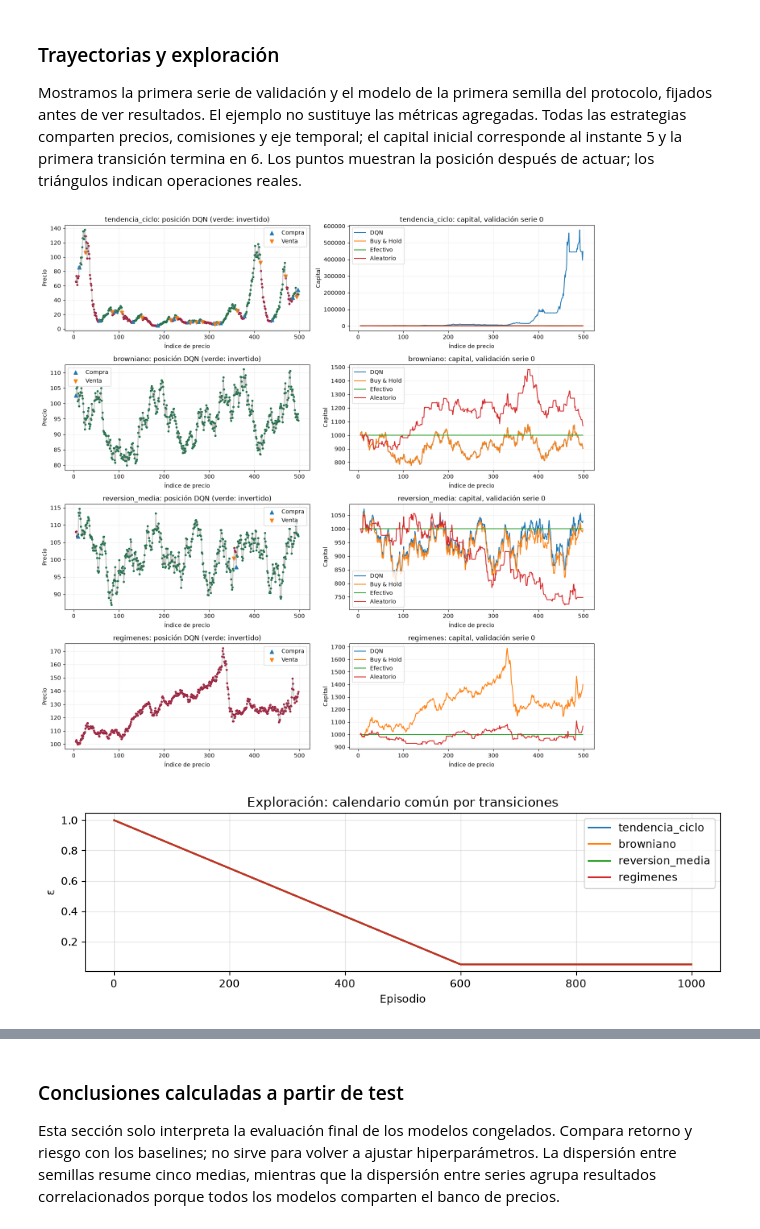
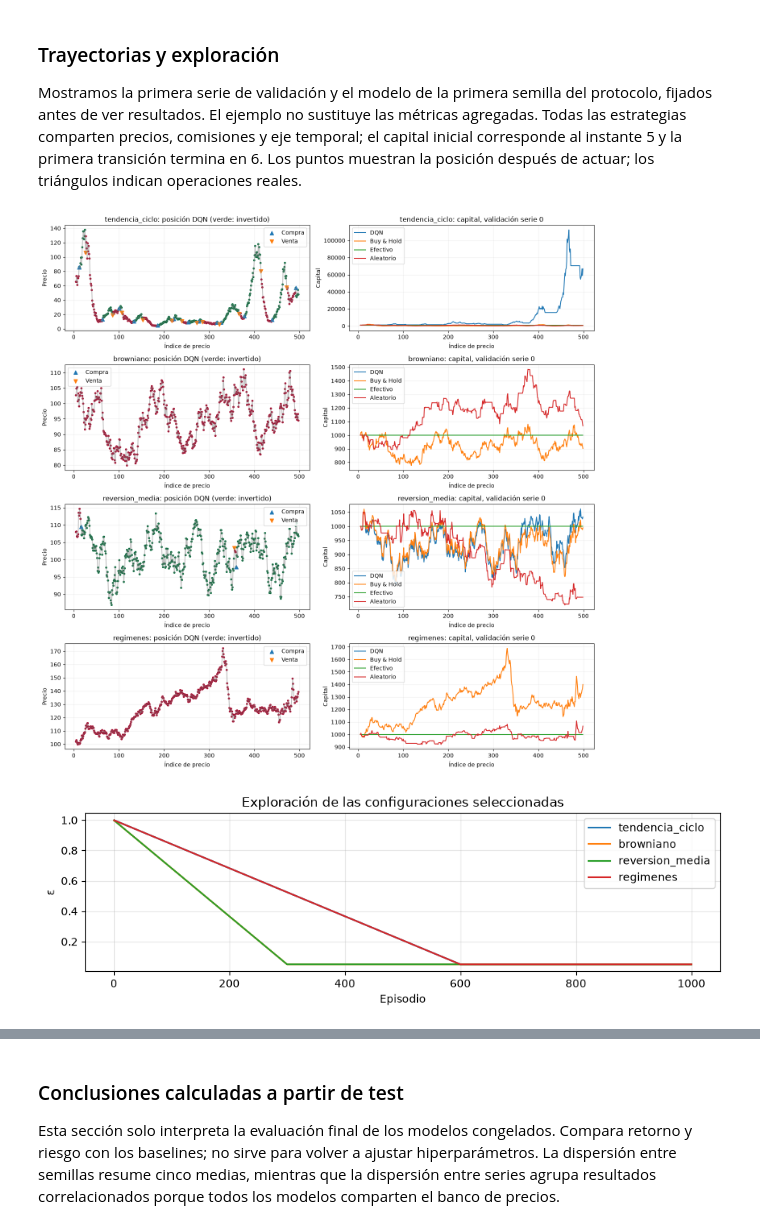
Before and after one commit to hipaor01/Taller_RL_1, a Jupyter notebook: taller_trader2_javi.ipynb, the cells around one changed output, grey strips where cells are left out. Saved outputs shown, nothing was run; the diff lists cells and outputs as text; code cells hidden in the pictures.

Commit message:
Ampliar la rejilla DQN a 24 configuraciones y guardar evaluación completa

```diff
--- a/taller_trader2_javi.ipynb
+++ b/taller_trader2_javi.ipynb
@@ -27,7 +29,7 @@ MODE = os.environ.get("DQN_MODE", "full")  # "full" para la comparación definit
 assert MODE in {"smoke", "full"}
 torch.set_num_threads(1)
 torch.use_deterministic_algorithms(True)
-OUTPUT_DIR = Path("artifacts") / f"dqn_{MODE}"
+OUTPUT_DIR = Path("artifacts") / f"dqn_grid24_{MODE}"
 OUTPUT_DIR.mkdir(parents=True, exist_ok=True)
 print(f"Modo: {MODE}; dispositivo: CPU; resultados: {OUTPUT_DIR}")
 # %% [output]
@@ -807,12 +850,12 @@ regimenes 0.001 0.99 validación=-1.74%
 
 Se muestran todas las configuraciones, ordenadas por retorno, P05 y dispersión. La selección usa las cinco semillas, nunca la mejor semilla individual.
 # %%
-ranking_table = ["| Mercado | LR | γ | Retorno | P05 | Desv. semillas | Train/semilla (s) |", "|---|---|---|---|---|---|---|"]
+ranking_table = ["| Mercado | LR | γ | Decaimiento ε | Objetivo cada | Retorno | P05 | Desv. semillas | Train/semilla (s) |", "|---|---|---|---|---|---|---|---|---|"]
 for name, candidates in search_results.items():
     ordered = sorted(candidates, key=lambda c: (c["summary"]["mean_return"], c["summary"]["return_percentile_05"], -c["summary"]["std_between_seeds"]), reverse=True)
     for candidate in ordered:
         c, s = candidate["config"], candidate["summary"]
-        ranking_table.append(f"| {name} | {c['learning_rate']} | {c['gamma']} | {s['mean_return']:.2%} | {s['return_percentile_05']:.2%} | {s['std_between_seeds']:.2%} | {np.mean([r['training_seconds'] for r in candidate['runs']]):.1f} |")
+        ranking_table.append(f"| {name} | {c['learning_rate']} | {c['gamma']} | {c['epsilon_decay_steps']} | {c['target_every']} | {s['mean_return']:.2%} | {s['return_percentile_05']:.2%} | {s['std_between_seeds']:.2%} | {np.mean([r['training_seconds'] for r in candidate['runs']]):.1f} |")
 display(Markdown("\n".join(ranking_table)))
 (OUTPUT_DIR / "validation_ranking.md").write_text("\n".join(ranking_table))
 # %% [output]
@@ -837,0 +923,19 @@ display(Markdown("\n".join(ranking_table)))
+# %%
+def candidate_rank(candidate):
+    s = candidate["summary"]
+    return s["mean_return"], s["return_percentile_05"], -s["std_between_seeds"]
+
+original_selected = {}
+if MODE == "full":
+    grid_table = ["| Mercado | Rejilla | Retorno validación | P05 | Desv. semillas |", "|---|---|---|---|---|"]
+    for name, candidates in search_results.items():
+        original = [c for c in candidates if c["config"]["learning_rate"] in (3e-4, 1e-3)
+                    and c["config"]["epsilon_decay_steps"] == 296_400
+                    and c["config"]["target_every"] == 250]
+        assert len(original) == 4
+        original_selected[name] = max(original, key=candidate_rank)
+        for label, candidate in (("4 configuraciones", original_selected[name]), ("24 configuraciones", selected[name])):
+            s = candidate["summary"]
+            grid_table.append(f"| {name} | {label} | {s['mean_return']:.2%} | {s['return_percentile_05']:.2%} | {s['std_between_seeds']:.2%} |")
+    display(Markdown("### Efecto de ampliar la búsqueda en validación\n\n" + "\n".join(grid_table)))
+    (OUTPUT_DIR / "grid_comparison_validation.md").write_text("\n".join(grid_table))
@@ -848,5 +959,5 @@ No ampliamos los otros tres mercados: en tendencia y ciclo la escala y la disper
 # %%
-EXTEND_MARKETS = ("reversion_media",)  # Decisión basada en la variabilidad de validación, antes de test.
+EXTEND_MARKETS = ()  # Mantener 1.000 episodios por modelo, igual que la rejilla de A3C.
 USE_EXTENDED = ()
 duration_results = {}
 if MODE == "full":
@@ -1022,34 +1128,34 @@ for row, (name, candidate) in enumerate(selected.items()):
     policies = {"DQN": choose_dqn, "Buy & Hold": lambda s,e: 2 if e.current_step == 5 else 1,
                 "Efectivo": lambda s,e: 1, "Aleatorio": lambda s,e: int(rng.integers(3))}
     for label, policy in policies.items():
         balances, positions, trades = trace_policy(prices, policy)
         axes[row,1].plot(np.arange(5,len(prices)), balances, label=label)
         if label == "DQN":
             time = np.arange(5,len(prices)-1)
             axes[row,0].plot(time,prices[5:-1],color="gray",alpha=0.5)
             axes[row,0].scatter(time,prices[5:-1],c=positions,cmap="RdYlGn",vmin=0,vmax=1,s=8)
             for change,marker,label_trade in [(1,"^","Compra"),(-1,"v","Venta")]:
                 mask=trades==change
                 axes[row,0].scatter(time[mask],prices[5:-1][mask],marker=marker,s=45,label=label_trade)
     axes[row,0].set(title=f"{name}: posición DQN (verde: invertido)",ylabel="Precio")
     axes[row,1].set(title=f"{name}: capital, validación serie 0",ylabel="Capital")
     for ax in axes[row]:
         ax.set_xlabel("Índice de precio")
         ax.grid(alpha=0.2)
         ax.legend()
 plt.tight_layout()
 plt.show()
 
 fig, ax = plt.subplots(figsize=(9,3))
 for name,candidate in selected.items():
     history=candidate["runs"][0]["history"]
     ax.plot([h["episode"] for h in history],[h["epsilon"] for h in history],label=name)
-ax.set(xlabel="Episodio",ylabel="ε",title="Exploración: calendario común por transiciones")
+ax.set(xlabel="Episodio",ylabel="ε",title="Exploración de las configuraciones seleccionadas")
 ax.legend()
 ax.grid(alpha=0.3)
 plt.tight_layout()
 plt.show()
 # %% [output]
-[figure, old version]
+[figure, new version]
-[figure, old version]
+[figure, new version]
 # %% [markdown]
```
Also changed, not shown: parts of 21 cells of this notebook.
